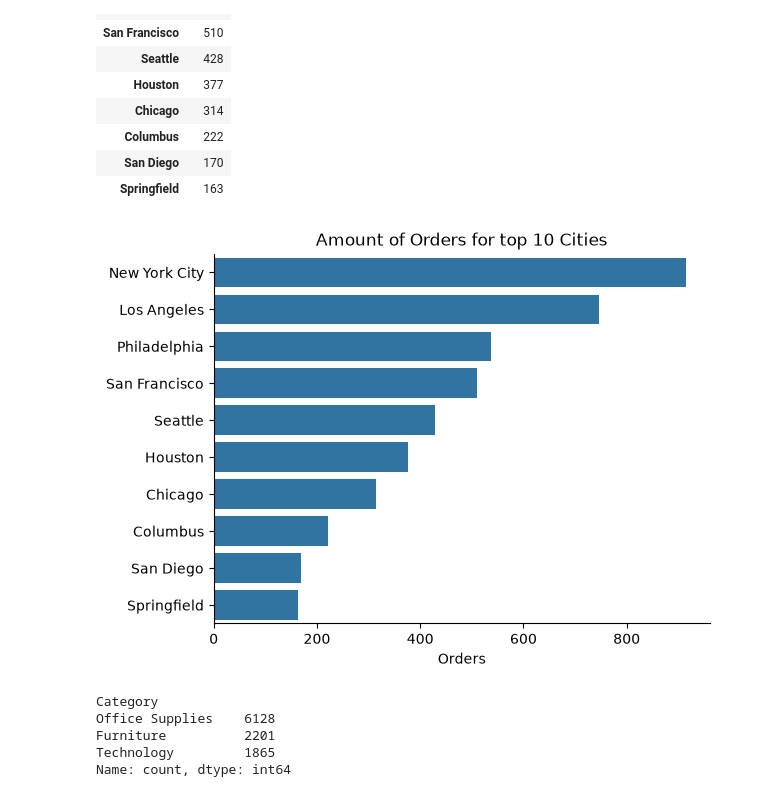
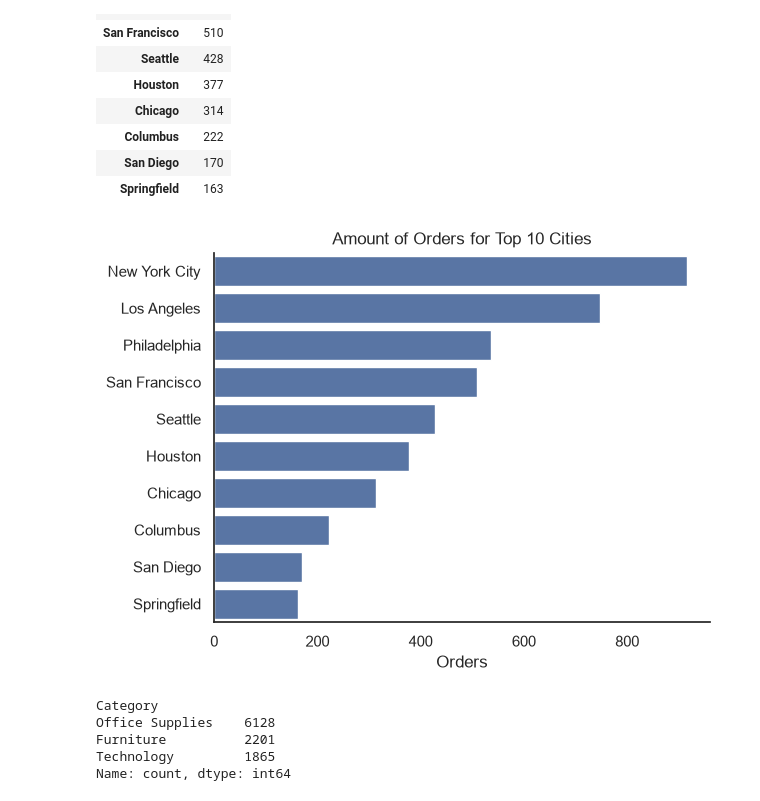
Before and after one commit to leonievera/Superstore_Sales_Analysis, a Jupyter notebook: 01_EDA.ipynb, the cells around one changed output. Saved outputs shown, nothing was run; the diff lists cells and outputs as text; code cells hidden in the pictures.

```diff
--- a/01_EDA.ipynb
+++ b/01_EDA.ipynb
@@ -79,12 +91,13 @@ cities_orders
 # %%
 sns.barplot(data=cities_orders, x='count', y='City')
 sns.despine()
-plt.title('Amount of Orders for top 10 Cities')
+sns.set_style('white')
+plt.title('Amount of Orders for Top 10 Cities')
 plt.xlabel('Orders')
 plt.ylabel('')
 plt.show()
 # %% [output]
-[figure, old version]
+[figure, new version]
 # %%
 categories_total = df['Category'].value_counts()
 categories_total
```
Also changed, not shown: parts of 2 cells of this notebook, 5 other files.
